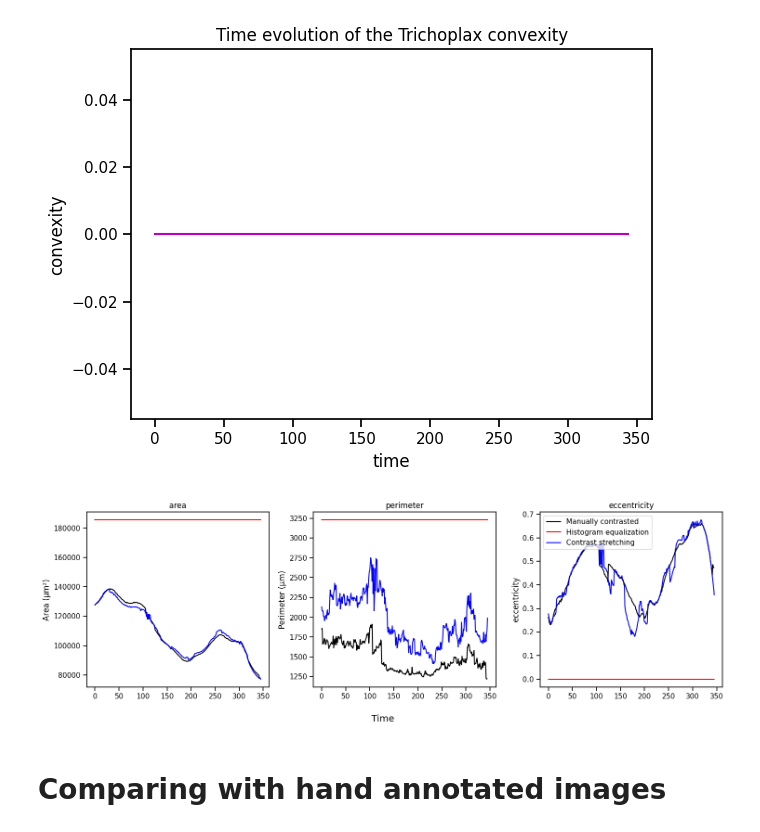
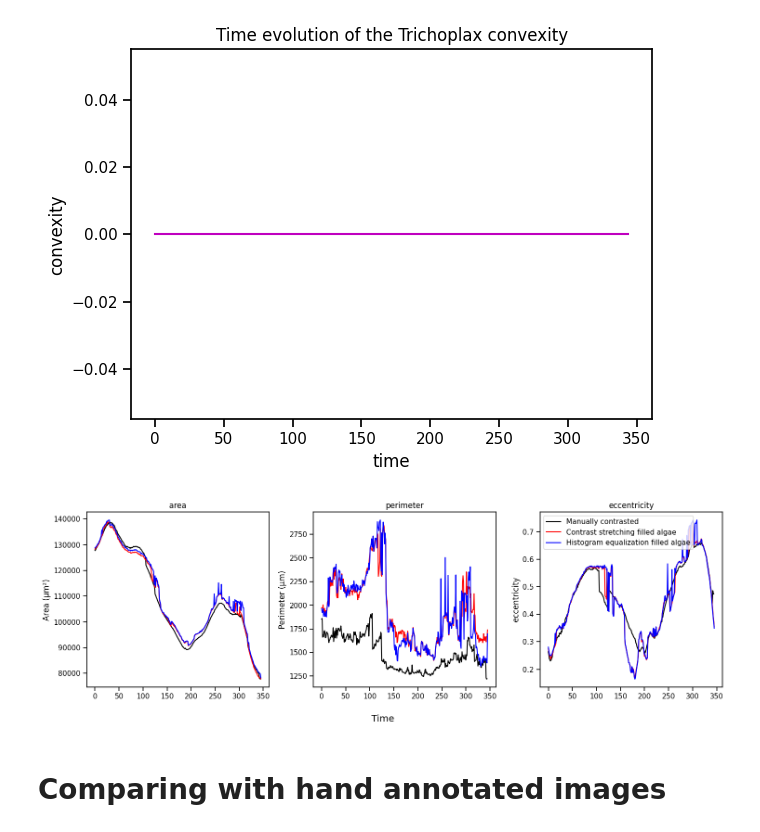
Before and after one commit to GuignardLab/placozoa_tracking, a Jupyter notebook: notebooks/Comparing_segmentation.ipynb, the cells around one changed output. Saved outputs shown, nothing was run; the diff lists cells and outputs as text; code cells hidden in the pictures.

```diff
--- a/notebooks/Comparing_segmentation.ipynb
+++ b/notebooks/Comparing_segmentation.ipynb
@@ -132,18 +132,18 @@ def compare(file_table,figures_folder,ax,color):
 # %%
 fig,ax = plt.subplots(1,3,sharex = True)
 fig.set_size_inches(15,5)
 
-files = ['../data/features_chanvese_contrast.csv','../data/results/figures/chanvese/tricho8_contrasted_equalized.csv'
-         ,'../data/results/figures/chanvese/tricho8_contrasted_stretched.csv']
+files = ['../data/features_chanvese_contrast.csv','../data/results/figures/chanvese/tricho8_contrasted_stretched_filled.csv'
+         ,'../data/results/figures/chanvese/tricho8_contrasted_equalized_filled.csv']
 figure = ['../data/results/figures/compare/auto_contrast/']
 
 color = ['black','red','blue']
 for i,k in zip(files,color):
     compare(i,figure[0],ax,k)
-    plt.legend(['Manually contrasted','Histogram equalization','Contrast stretching'])
-    plt.savefig(figure[0]+"all_features_contrast.png",dpi=300)
+    plt.legend(['Manually contrasted','Contrast stretching filled algae','Histogram equalization filled algae'])
+    plt.savefig(figure[0]+"all_features_contrast_filled_both.png",dpi=300)
 # %% [output]
-[figure, old version]
+[figure, new version]
 # %% [markdown]
 # Comparing with hand annotated images
 # %%
```
Also changed, not shown: 5 other files.
